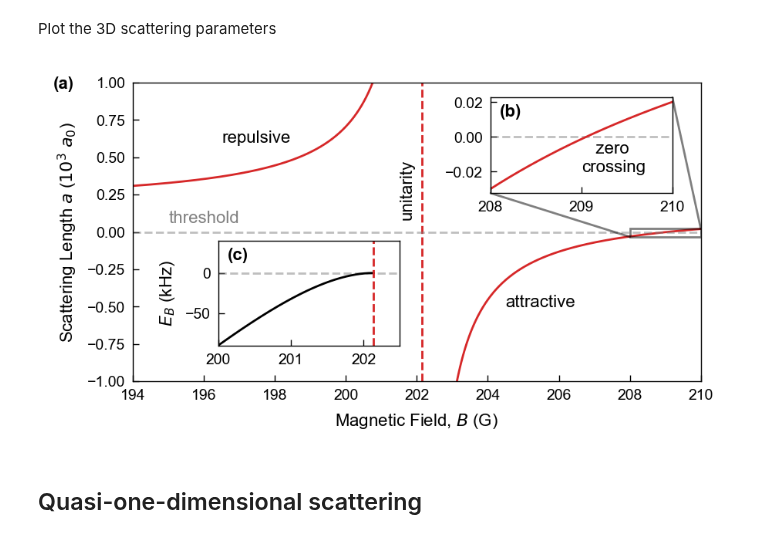
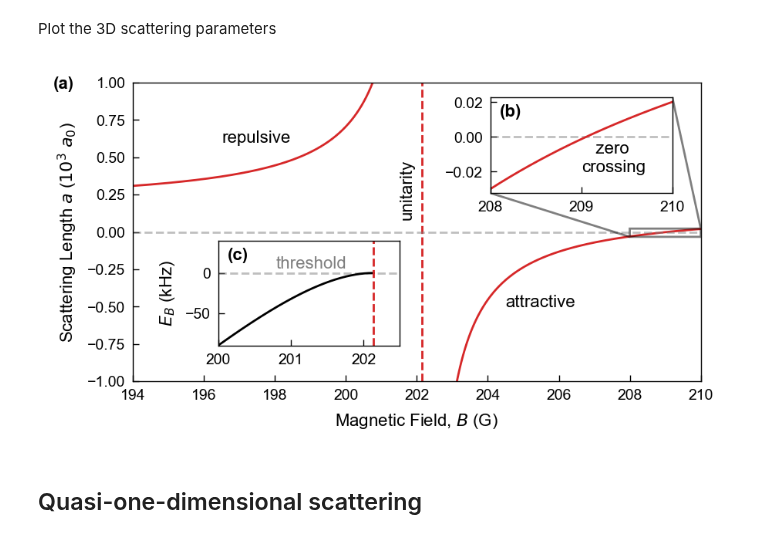
Before and after one commit to colinjdale/ChiPyLab, a Jupyter notebook: examples/plot_scattering_quantities.ipynb, the cells around one changed output. Drawn from its saved outputs; the diff is of its cells as text; code cells hidden in the pictures.

Commit message:
Feshbach figure

```diff
--- a/examples/plot_scattering_quantities.ipynb
+++ b/examples/plot_scattering_quantities.ipynb
@@ -219,7 +199,6 @@ ax.vlines(B0_97, ymin, ymax, colors=color, linestyles='--')
 ax.hlines(0, Bmin, Bmax, colors='gray', linestyles='--', alpha=0.5)
 
 ax.text(196.5, 0.6, "repulsive", fontsize=8)
-ax.text(195, 0.06, "threshold", color='gray', fontsize=8)
 ax.text(204.5, -0.5, "attractive", fontsize=8)
 
 ax.text(201.5, 0.1, "unitarity", rotation=90, fontsize=8)
@@ -251,34 +230,35 @@ B = np.linspace(Bmin, Bmax, num)  # G
 
 ax_inset2 = ax.inset_axes([0.15, 0.12, 0.32, 0.35])
 
 ymax = 40
 ymin = np.min(Eb_s97(B)/1e3/h)
 
 ylabel = r"$E_B$ (kHz)"
 ax_inset2.set(ylabel=ylabel, xlim=(Bmin, 202.5), ylim=(ymin, ymax))
 ax_inset2.hlines(0, Bmin, 202.5, colors='gray', linestyles='--', alpha=0.5)
 # ax.set_box_aspect(0.8)
 
 ax_inset2.plot(B, Eb_s97(B)/1e3/h, '-', label=r"$M_L=\pm 1$", color='k')
 ax_inset2.vlines(B0_97, ymin, ymax, colors=color, linestyles='--')
+ax_inset2.text(200.8, 6, "threshold", color='gray', fontsize=8)
 # ax.legend(fontsize=8, loc="upper left")
 
 fig.tight_layout()  # Note this is done before the labels on purpose.
 
 axs = [ax, ax_inset, ax_inset2]
 subplot_labels = ['(a)', '(b)', '(c)']
 positions = [(-0.14, 0.98), (0.05, 0.8), (0.05, 0.82)]
 for ax, label, xy in zip(axs, subplot_labels, positions):
 	x, y = xy
 	ax.text(x, y, label, transform=ax.transAxes, fontweight='bold', fontsize=8)
 
 plt.subplots_adjust(top=0.95)
 
 fig.savefig("outputs/swave_scattering_parameters.pdf")
 
 plt.show()
 # %% [output]
-[figure, old version]
+[figure, new version]
 # %% [markdown]
 ## Quasi-one-dimensional scattering
 # %% [markdown]
```
Also changed, not shown: parts of 1 cell of this notebook, 3 other files.
